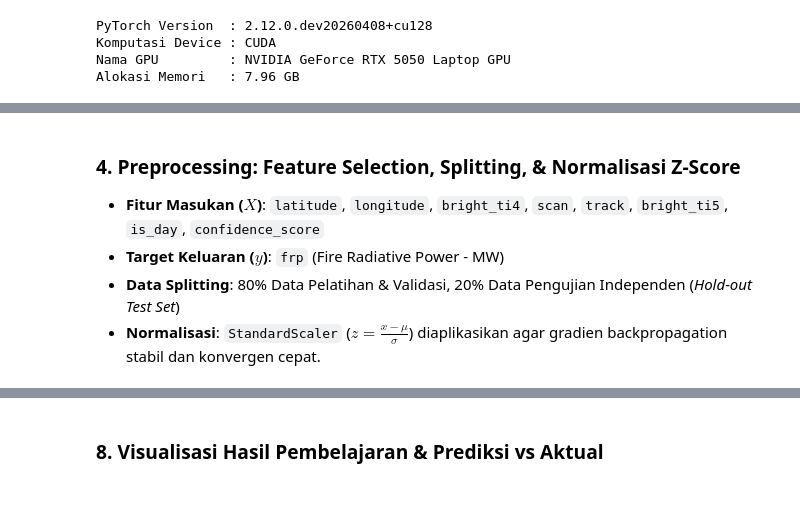
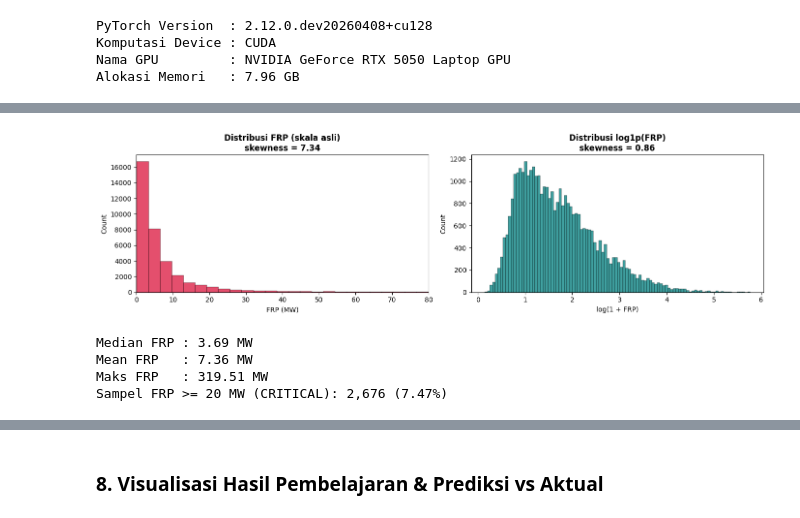
Before and after one commit to adityadoang/Prediksi-titik-panas-karhutla-di-kalimantan, a Jupyter notebook: projek_jst_karhutla.ipynb, the cells around one changed output, grey strips where cells are left out. Drawn from its saved outputs; the diff is of its cells as text; code cells hidden in the pictures.

```diff
--- a/projek_jst_karhutla.ipynb
+++ b/projek_jst_karhutla.ipynb
@@ -91,9 +122,28 @@ Statistik Deskriptif Fitur:
 | confidence_score | 35826.0 | 2.005750 | 0.244568 | 1.00000 | 2.000000 | 2.000000 | 2.000000 | 3.00000 |
 | frp | 35826.0 | 7.360030 | 12.354437 | 0.15000 | 1.840000 | 3.690000 | 7.880000 | 319.51000 |
 [figure]
-# %% [markdown]
-### 4. Preprocessing: Feature Selection, Splitting, & Normalisasi Z-Score
-- **Fitur Masukan ($X$)**: `latitude`, `longitude`, `bright_ti4`, `scan`, `track`, `bright_ti5`, `is_day`, `confidence_score`
-- **Target Keluaran ($y$)**: `frp` (Fire Radiative Power - MW)
-- **Data Splitting**: 80% Data Pelatihan & Validasi, 20% Data Pengujian Independen (*Hold-out Test Set*)
-- **Normalisasi**: `StandardScaler` ($z = \frac{x - \mu}{\sigma}$) diaplikasikan agar gradien backpropagation stabil dan konvergen cepat.
+# %%
+# Bukti skewness target: skala asli vs log1p
+fig, axes = plt.subplots(1, 2, figsize=(14, 4))
+sns.histplot(df['frp'], bins=100, ax=axes[0], color='crimson')
+axes[0].set_xlim(0, 80)
+axes[0].set_title(f'Distribusi FRP (skala asli)\nskewness = {df["frp"].skew():.2f}', fontweight='bold')
+axes[0].set_xlabel('FRP (MW)')
+
+sns.histplot(np.log1p(df['frp']), bins=100, ax=axes[1], color='teal')
+axes[1].set_title(f'Distribusi log1p(FRP)\nskewness = {np.log1p(df["frp"]).skew():.2f}', fontweight='bold')
+axes[1].set_xlabel('log(1 + FRP)')
+plt.tight_layout()
+plt.show()
+
+print(f'Median FRP : {df["frp"].median():.2f} MW')
+print(f'Mean FRP   : {df["frp"].mean():.2f} MW')
+print(f'Maks FRP   : {df["frp"].max():.2f} MW')
+print(f'Sampel FRP >= 20 MW (CRITICAL): {(df["frp"] >= 20).sum():,} '
+      f'({(df["frp"] >= 20).mean() * 100:.2f}%)')
+# %% [output]
+[figure, added]
+Median FRP : 3.69 MW
+Mean FRP   : 7.36 MW
+Maks FRP   : 319.51 MW
+Sampel FRP >= 20 MW (CRITICAL): 2,676 (7.47%)
```
Also changed, not shown: parts of 29 cells of this notebook, 4 other files.
